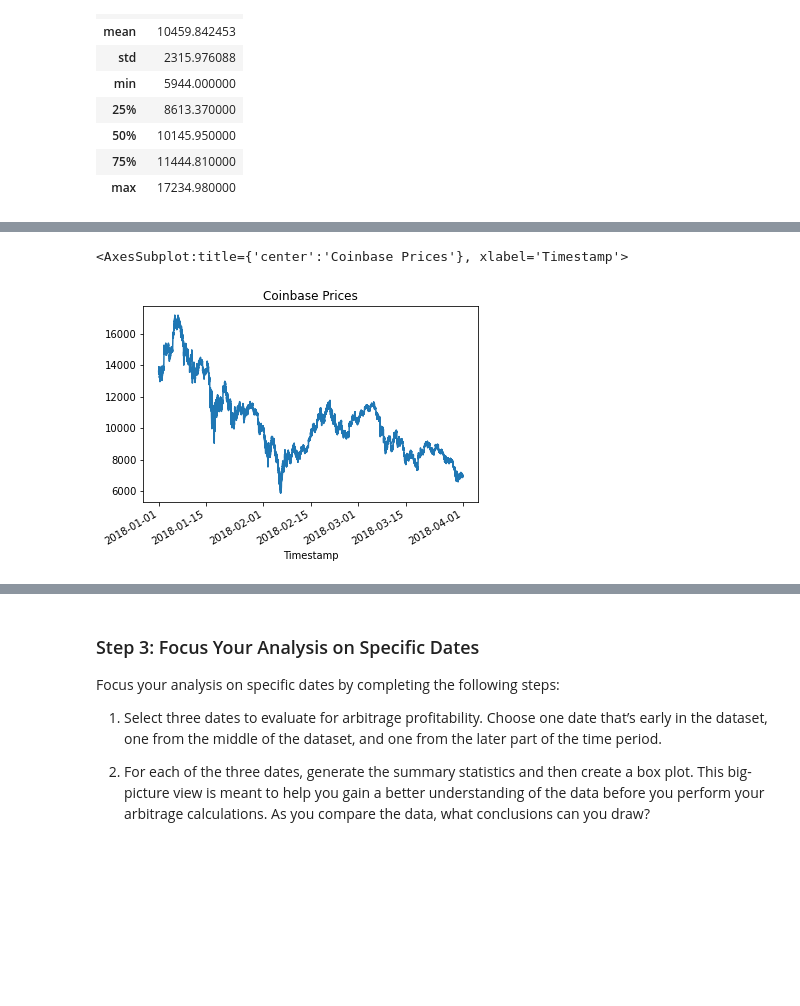
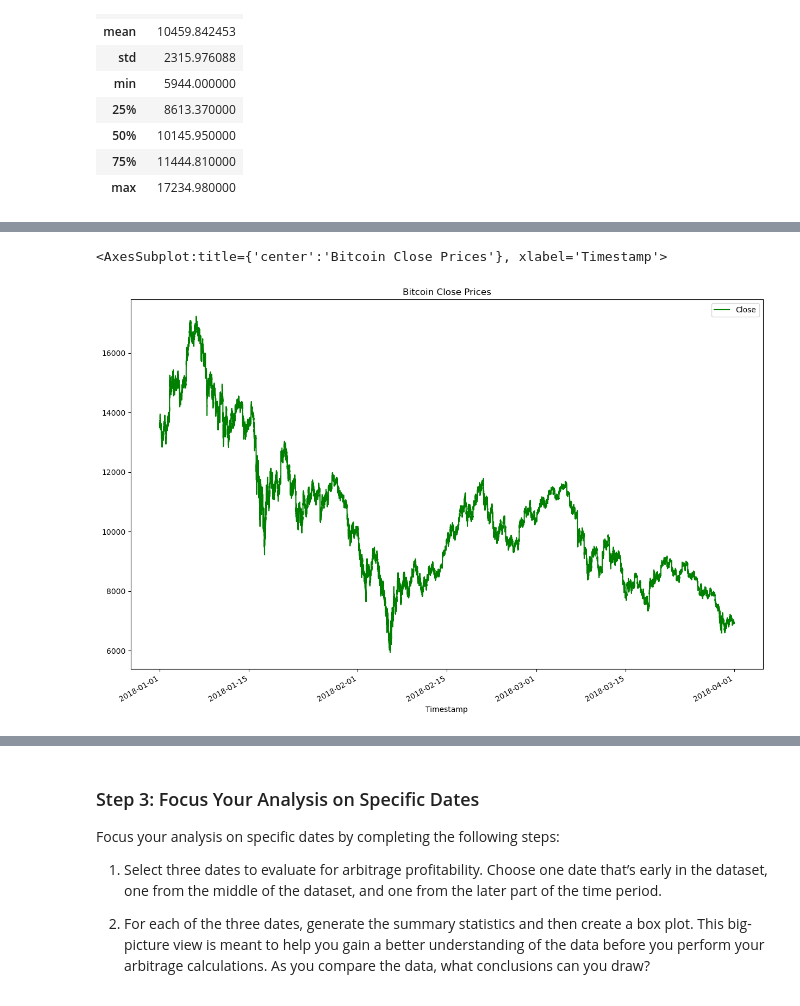
Before and after one commit to lindy-8/Crypto_ArbMod3, a Jupyter notebook: Starter_Code/crypto_arbitrage.ipynb, the cells around one changed output, grey strips where cells are left out. Saved outputs shown, nothing was run; the diff lists cells and outputs as text; code cells hidden in the pictures; blank space fills up the shorter version.

```diff
--- a/Starter_Code/crypto_arbitrage.ipynb
+++ b/Starter_Code/crypto_arbitrage.ipynb
@@ -180,8 +184,8 @@ Select the data you want to analyze. Use `loc` or `iloc` to select the following
 * Close
 # %%
 # Use loc or iloc to select `Timestamp (the index)` and `Close` from bitstamp DataFrame
-bitstamp_sliced = # YOUR CODE HERE
+bitstamp_sliced = bitstamp.iloc[:,[3]]
 
 # Review the first five rows of the DataFrame
-# YOUR CODE HERE
+bitstamp_sliced.head()
 # %% [output]
@@ -241,10 +251,10 @@ Sort through the time series data associated with the bitstamp and coinbase Data
 # %%
 # Create a line plot for the bitstamp DataFrame for the full length of time in the dataset
 # Be sure that the figure size, title, and color are tailored to each visualization
-# YOUR CODE HERE
+bitstamp_sliced.plot(figsize = (15,10), title = "Bitcoin Close Prices", color = "green")
 # %% [output]
-<AxesSubplot:title={'center':'Coinbase Prices'}, xlabel='Timestamp'>
+<AxesSubplot:title={'center':'Bitcoin Close Prices'}, xlabel='Timestamp'>
-[figure, old version]
+[figure, new version]
 # %%
 # Create a line plot for the coinbase DataFrame for the full length of time in the dataset
 # Be sure that the figure size, title, and color are tailored to each visualization
```
Also changed, not shown: parts of 13 cells of this notebook.
